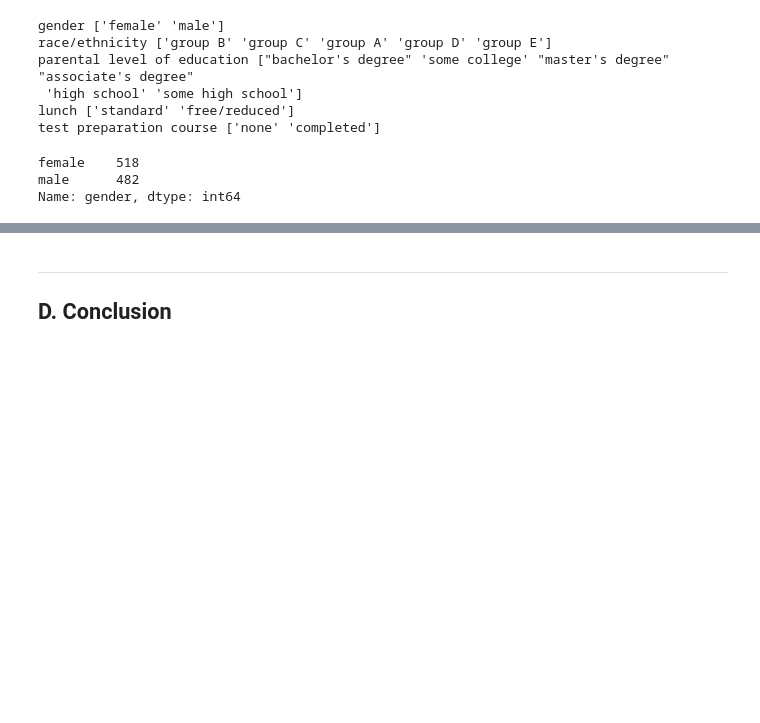
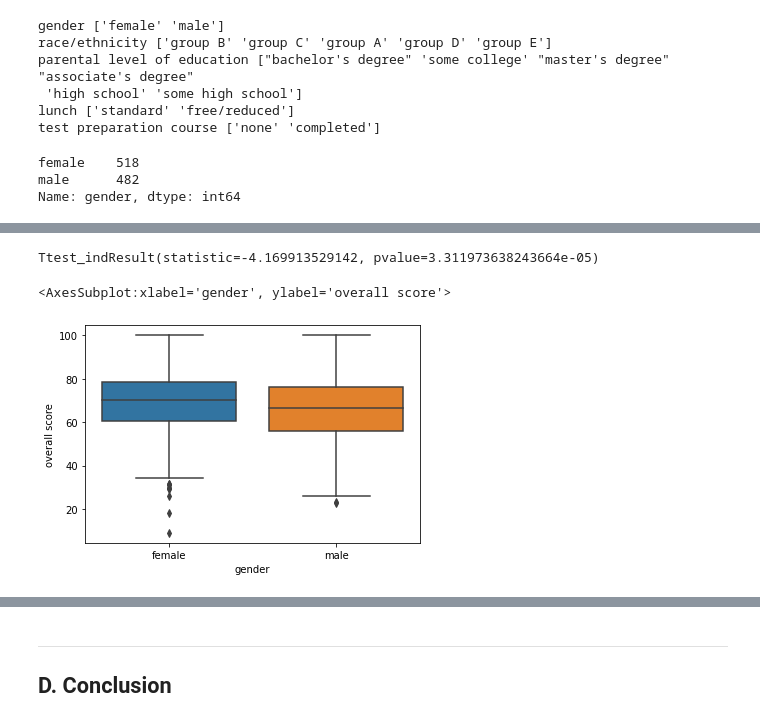
Before and after one commit to samah-balkhair/Student-Performance, a Jupyter notebook: StudentsPerformance.ipynb, the cells around one changed output, grey strips where cells are left out. Cells and saved outputs as stored; diff of their text form; code cells hidden in the pictures; blank space fills up the shorter version.

```diff
--- a/StudentsPerformance.ipynb
+++ b/StudentsPerformance.ipynb
@@ -113,0 +138,12 @@ std_df['overall score'].mean()
+# %%
+res = sc.stats.ttest_ind(male, female,
+                      equal_var=True)
+
+res
+# %% [output]
+Ttest_indResult(statistic=-4.169913529142, pvalue=3.311973638243664e-05)
+# %%
+sns.boxplot(x='gender', y='overall score', data=std_df)
+# %% [output]
+<AxesSubplot:xlabel='gender', ylabel='overall score'>
+[figure, added]
```
Also changed, not shown: parts of 26 cells of this notebook, 1 other file.
